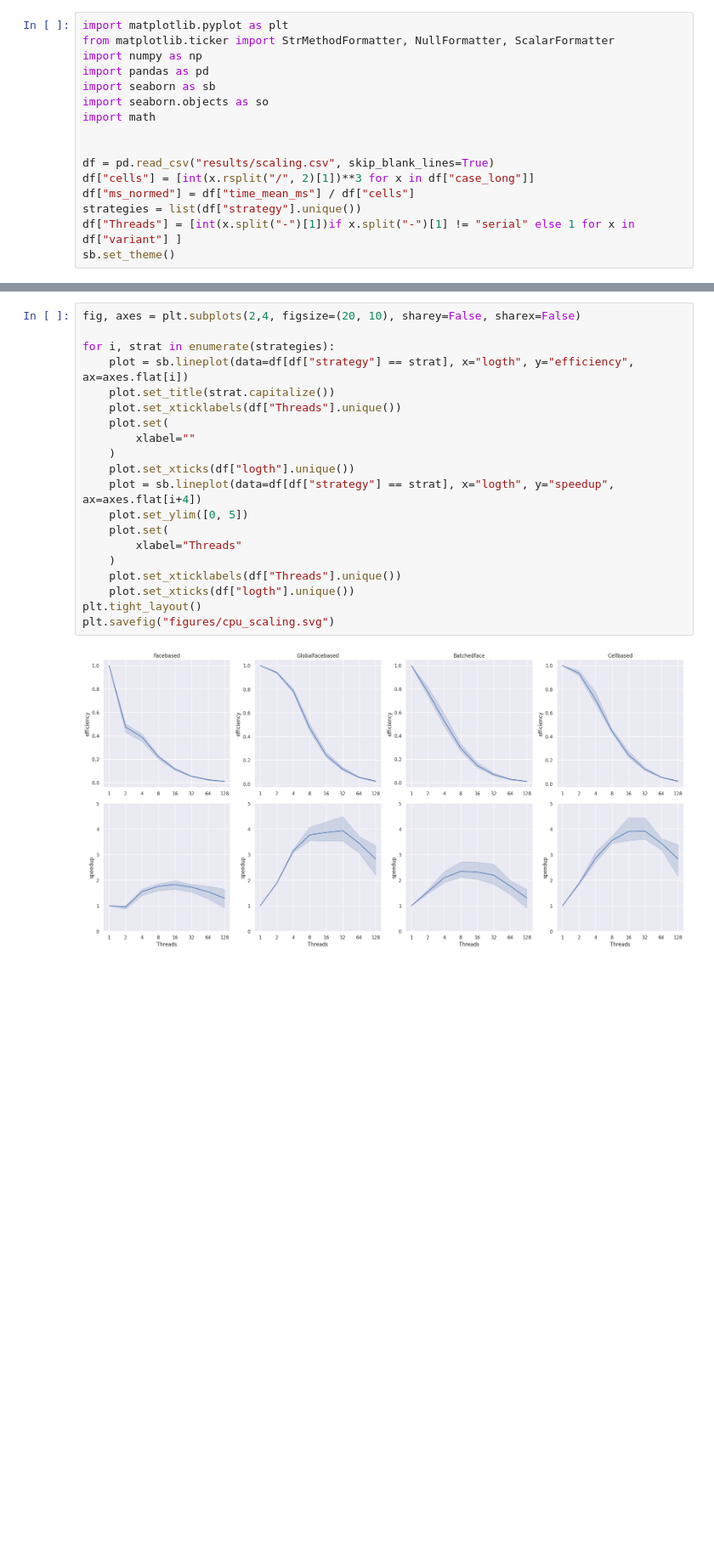
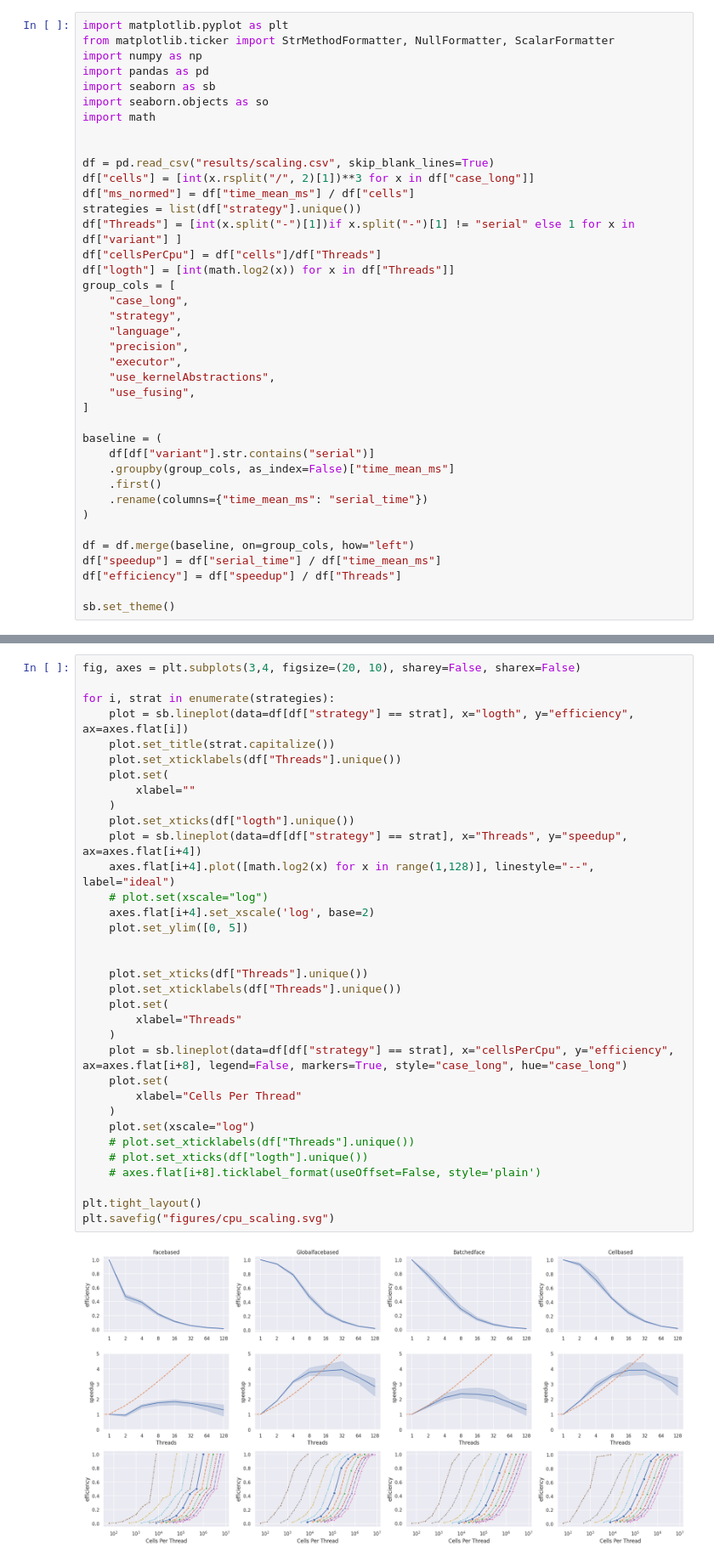
Before and after one commit to lupeterm/FVM-Prototyping, a Jupyter notebook: scaling.ipynb, the cells around one changed output, grey strips where cells are left out. Shown at 85% size. Cells and saved outputs as stored; diff of their text form; blank space fills up the shorter version.

Commit message:
some more plotting

```diff
--- a/scaling.ipynb
+++ b/scaling.ipynb
@@ -13,6 +13,29 @@ df["cells"] = [int(x.rsplit("/", 2)[1])**3 for x in df["case_long"]]
 df["ms_normed"] = df["time_mean_ms"] / df["cells"]
 strategies = list(df["strategy"].unique())
 df["Threads"] = [int(x.split("-")[1])if x.split("-")[1] != "serial" else 1 for x in df["variant"] ]
+df["cellsPerCpu"] = df["cells"]/df["Threads"]
+df["logth"] = [int(math.log2(x)) for x in df["Threads"]]
+group_cols = [
+    "case_long",
+    "strategy",
+    "language",
+    "precision",
+    "executor",
+    "use_kernelAbstractions",
+    "use_fusing",
+]
+
+baseline = (
+    df[df["variant"].str.contains("serial")]
+    .groupby(group_cols, as_index=False)["time_mean_ms"]
+    .first()
+    .rename(columns={"time_mean_ms": "serial_time"})
+)
+
+df = df.merge(baseline, on=group_cols, how="left")
+df["speedup"] = df["serial_time"] / df["time_mean_ms"]
+df["efficiency"] = df["speedup"] / df["Threads"]
+
 sb.set_theme()
 # %%
 strategies
@@ -131,22 +125,36 @@ MergeError: Passing 'suffixes' which cause duplicate columns {'serial_time_x', '
 # %%
-fig, axes = plt.subplots(2,4, figsize=(20, 10), sharey=False, sharex=False)
+fig, axes = plt.subplots(3,4, figsize=(20, 10), sharey=False, sharex=False)
 
 for i, strat in enumerate(strategies):
     plot = sb.lineplot(data=df[df["strategy"] == strat], x="logth", y="efficiency", ax=axes.flat[i])
     plot.set_title(strat.capitalize())
     plot.set_xticklabels(df["Threads"].unique())
     plot.set(
         xlabel=""
     )
     plot.set_xticks(df["logth"].unique())
-    plot = sb.lineplot(data=df[df["strategy"] == strat], x="logth", y="speedup", ax=axes.flat[i+4])
+    plot = sb.lineplot(data=df[df["strategy"] == strat], x="Threads", y="speedup", ax=axes.flat[i+4])
+    axes.flat[i+4].plot([math.log2(x) for x in range(1,128)], linestyle="--", label="ideal")
+    # plot.set(xscale="log")
+    axes.flat[i+4].set_xscale('log', base=2)
     plot.set_ylim([0, 5])
+
+
+    plot.set_xticks(df["Threads"].unique())
+    plot.set_xticklabels(df["Threads"].unique())
     plot.set(
         xlabel="Threads"
     )
-    plot.set_xticklabels(df["Threads"].unique())
-    plot.set_xticks(df["logth"].unique())
+    plot = sb.lineplot(data=df[df["strategy"] == strat], x="cellsPerCpu", y="efficiency", ax=axes.flat[i+8], legend=False, markers=True, style="case_long", hue="case_long")
+    plot.set(
+        xlabel="Cells Per Thread"
+    )
+    plot.set(xscale="log")
+    # plot.set_xticklabels(df["Threads"].unique())
+    # plot.set_xticks(df["logth"].unique())
+    # axes.flat[i+8].ticklabel_format(useOffset=False, style='plain')
+
 plt.tight_layout()
 plt.savefig("figures/cpu_scaling.svg")
 # %% [output]
-[figure, old version]
+[figure, new version]
```
Also changed, not shown: parts of 12 cells of this notebook.
